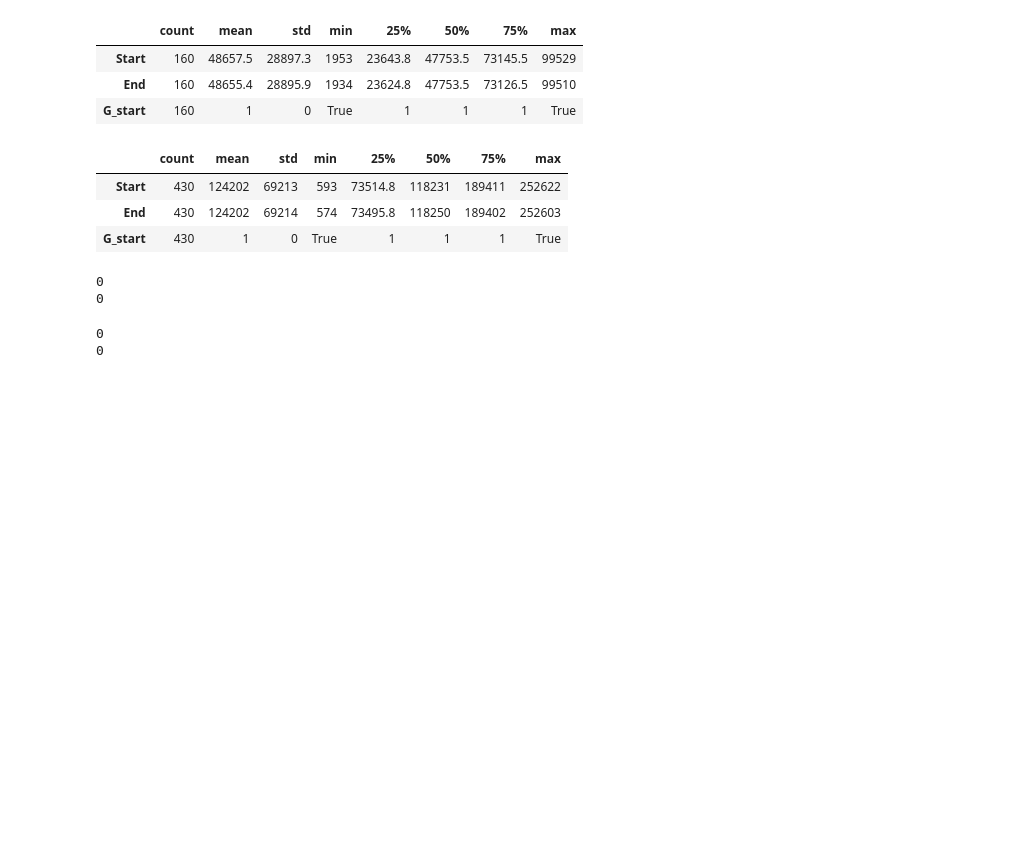
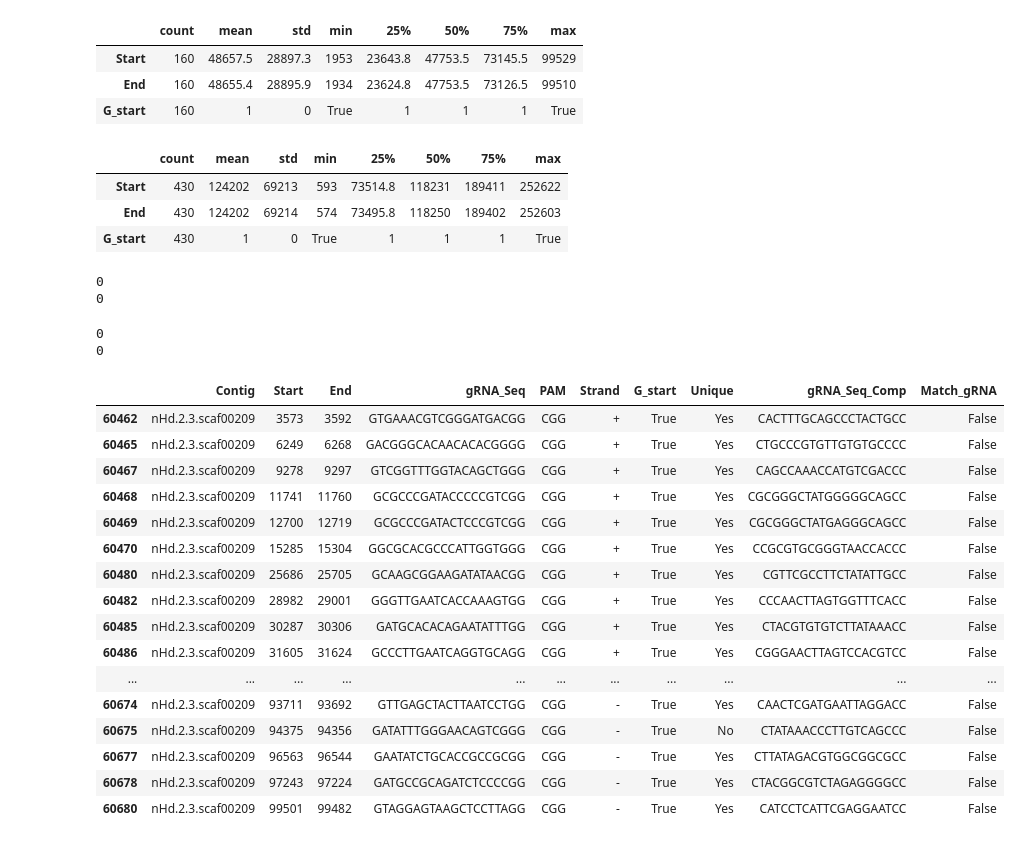
Before and after one commit to genspace/iGEM-Tardigrade-CRISPR-Analysis, a Jupyter notebook: iGEM_Tardigrade_CRISPR_Analysis.ipynb, the cells around one changed output. Saved outputs shown, nothing was run; the diff lists cells and outputs as text; code cells hidden in the pictures; blank space fills up the shorter version.

```diff
--- a/iGEM_Tardigrade_CRISPR_Analysis.ipynb
+++ b/iGEM_Tardigrade_CRISPR_Analysis.ipynb
@@ -86,7 +86,7 @@ display(scaf20_df.sample(5))
 | 11508 | nHd.2.3.scaf00020 | 92023 | 92004 | GCCCATTATGGATGACCCGG | AGG | - | True | Yes | CGGGTAATACCTACTGGGCC |
 | 11509 | nHd.2.3.scaf00020 | 92554 | 92535 | GCATTACTAAGACGTATGGG | TGG | - | True | No | CGTAATGATTCTGCATACCC |
 # %%
-def matchGRNA(gRNA,gene):
+def matchSeq(gRNA,gene):
     match = re.findall(gRNA,gene)
     if(len(match)>0):
         return True
@@ -95,8 +95,8 @@ def matchGRNA(gRNA,gene):
 # %% [markdown]
 ## Total Matches
 # %%
-scaf209_df['Match_gRNA'] = map(lambda x: matchGRNA(x,hdAct1),scaf209_df['gRNA_Seq'])
-scaf20_df['Match_gRNA'] = map(lambda x: matchGRNA(x,hdMag1),scaf20_df['gRNA_Seq'])
+scaf209_df['Match_gRNA'] = map(lambda x: matchSeq(x,hdAct1),scaf209_df['gRNA_Seq'])
+scaf20_df['Match_gRNA'] = map(lambda x: matchSeq(x,hdMag1),scaf20_df['gRNA_Seq'])
 
 print(len(scaf209_df[scaf209_df['Match_gRNA']==True]))
 print(len(scaf20_df[scaf20_df['Match_gRNA']==True]))
@@ -143,3 +143,23 @@ print(len(uniq_scaf20_df[uniq_scaf20_df['Match_gRNA']==True]))
 # %%
 # uniq_scaf209_df.to_csv()
 # uniq_scaf20_df.to_csv()
+# %%
+scaf209_df[scaf209_df['PAM']=='CGG']
+# %% [output]
+|  | Contig | Start | End | gRNA_Seq | PAM | Strand | G_start | Unique | gRNA_Seq_Comp | Match_gRNA |
+| 60462 | nHd.2.3.scaf00209 | 3573 | 3592 | GTGAAACGTCGGGATGACGG | CGG | + | True | Yes | CACTTTGCAGCCCTACTGCC | False |
+| 60465 | nHd.2.3.scaf00209 | 6249 | 6268 | GACGGGCACAACACACGGGG | CGG | + | True | Yes | CTGCCCGTGTTGTGTGCCCC | False |
+| 60467 | nHd.2.3.scaf00209 | 9278 | 9297 | GTCGGTTTGGTACAGCTGGG | CGG | + | True | Yes | CAGCCAAACCATGTCGACCC | False |
+| 60468 | nHd.2.3.scaf00209 | 11741 | 11760 | GCGCCCGATACCCCCGTCGG | CGG | + | True | Yes | CGCGGGCTATGGGGGCAGCC | False |
+| 60469 | nHd.2.3.scaf00209 | 12700 | 12719 | GCGCCCGATACTCCCGTCGG | CGG | + | True | Yes | CGCGGGCTATGAGGGCAGCC | False |
+| 60470 | nHd.2.3.scaf00209 | 15285 | 15304 | GGCGCACGCCCATTGGTGGG | CGG | + | True | Yes | CCGCGTGCGGGTAACCACCC | False |
+| 60480 | nHd.2.3.scaf00209 | 25686 | 25705 | GCAAGCGGAAGATATAACGG | CGG | + | True | Yes | CGTTCGCCTTCTATATTGCC | False |
+| 60482 | nHd.2.3.scaf00209 | 28982 | 29001 | GGGTTGAATCACCAAAGTGG | CGG | + | True | Yes | CCCAACTTAGTGGTTTCACC | False |
+| 60485 | nHd.2.3.scaf00209 | 30287 | 30306 | GATGCACACAGAATATTTGG | CGG | + | True | Yes | CTACGTGTGTCTTATAAACC | False |
+| 60486 | nHd.2.3.scaf00209 | 31605 | 31624 | GCCCTTGAATCAGGTGCAGG | CGG | + | True | Yes | CGGGAACTTAGTCCACGTCC | False |
+| ... | ... | ... | ... | ... | ... | ... | ... | ... | ... | ... |
+| 60674 | nHd.2.3.scaf00209 | 93711 | 93692 | GTTGAGCTACTTAATCCTGG | CGG | - | True | Yes | CAACTCGATGAATTAGGACC | False |
+| 60675 | nHd.2.3.scaf00209 | 94375 | 94356 | GATATTTGGGAACAGTCGGG | CGG | - | True | No | CTATAAACCCTTGTCAGCCC | False |
+| 60677 | nHd.2.3.scaf00209 | 96563 | 96544 | GAATATCTGCACCGCCGCGG | CGG | - | True | Yes | CTTATAGACGTGGCGGCGCC | False |
+| 60678 | nHd.2.3.scaf00209 | 97243 | 97224 | GATGCCGCAGATCTCCCCGG | CGG | - | True | Yes | CTACGGCGTCTAGAGGGGCC | False |
+| 60680 | nHd.2.3.scaf00209 | 99501 | 99482 | GTAGGAGTAAGCTCCTTAGG | CGG | - | True | Yes | CATCCTCATTCGAGGAATCC | False |
```
Also changed, not shown: parts of 6 cells of this notebook, 5 other files.
